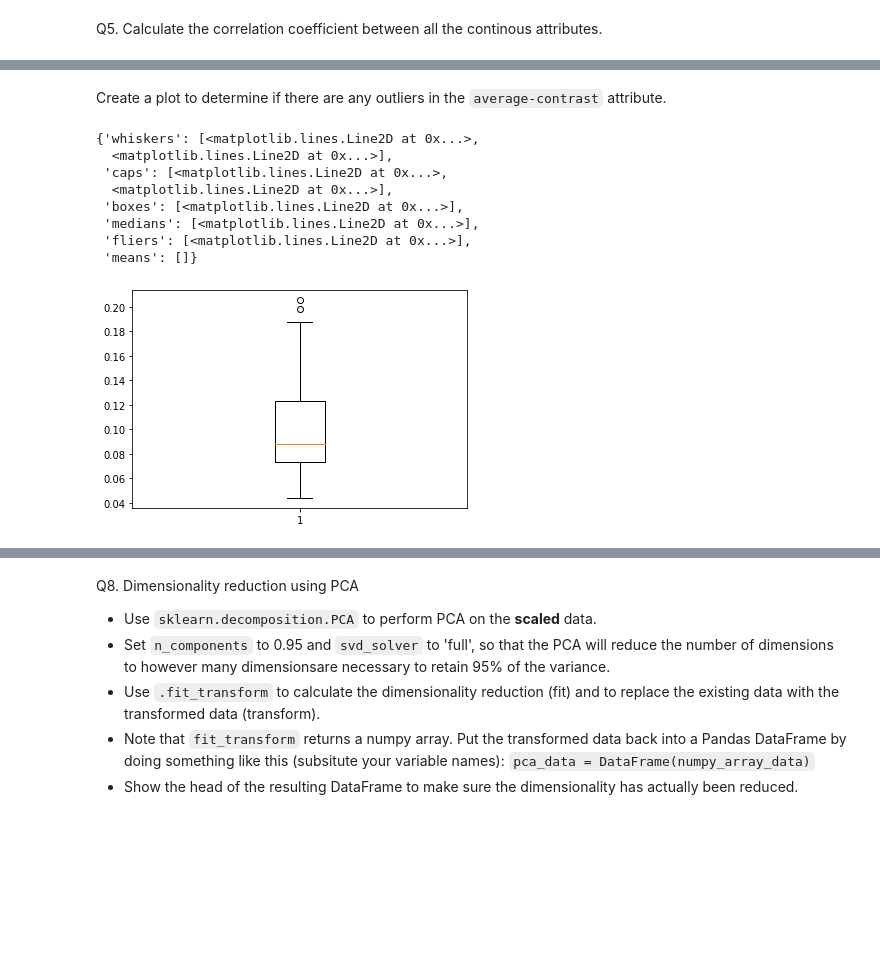
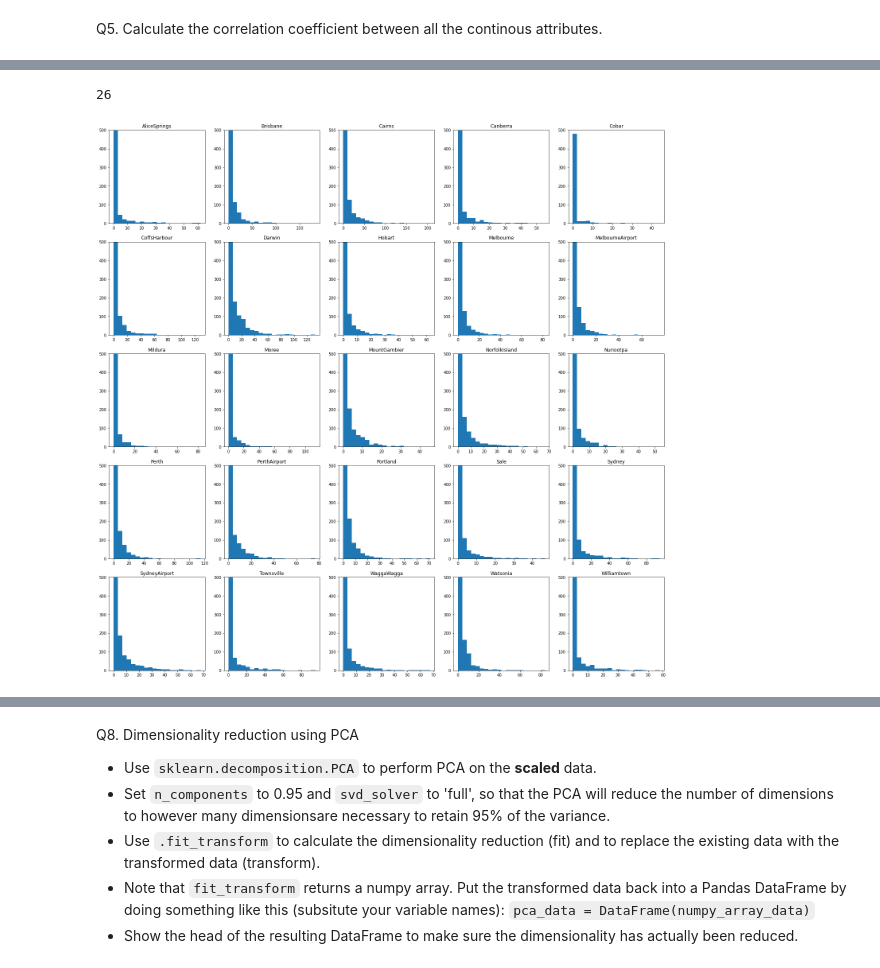
Before and after one commit to zile151/RainAUS, a Jupyter notebook: Data_Mining_Project.ipynb, the cells around one changed output, grey strips where cells are left out. Drawn from its saved outputs; the diff is of its cells as text; code cells hidden in the pictures; blank space fills up the shorter version.

```diff
--- a/Data_Mining_Project.ipynb
+++ b/Data_Mining_Project.ipynb
@@ -223,19 +222,20 @@ rain_data_complete[continuous].corr()
 | Pressure3pm | -0.137302 | -0.020632 | -0.383683 | -0.155484 | -0.252095 | -0.495577 | -0.451691 | -0.081791 | -0.103173 | ... |
 | Temp9am | 0.013713 | 0.289038 | 0.085520 | 0.053749 | 0.114043 | 0.906295 | 0.893387 | -0.109591 | -0.107885 | ... |
 | Temp3pm | -0.074627 | 0.486129 | -0.000382 | -0.018357 | -0.009436 | 0.727222 | 0.984841 | -0.281213 | -0.297230 | ... |
-# %% [markdown]
-Create a plot to determine if there are any outliers in the `average-contrast` attribute.
-# %%
-# your code goes here
-plt.boxplot(leaf_data['average-contrast'])
-# It seems like there are two outliers
-# %% [output]
-{'whiskers': [<matplotlib.lines.Line2D at 0x...>,
-  <matplotlib.lines.Line2D at 0x...>],
- 'caps': [<matplotlib.lines.Line2D at 0x...>,
-  <matplotlib.lines.Line2D at 0x...>],
- 'boxes': [<matplotlib.lines.Line2D at 0x...>],
- 'medians': [<matplotlib.lines.Line2D at 0x...>],
- 'fliers': [<matplotlib.lines.Line2D at 0x...>],
- 'means': []}
-[figure, removed]
+# %%
+labels = pd.unique(rain_data_complete["Location"])
+figs, axs = plt.subplots(5, 5, figsize=(25,25))
+groupLocation = rain_data_complete.groupby("Location")
+print(len(groupLocation))
+i = 0
+for name, group in groupLocation:
+    if i >= 25:
+        break
+    x = group["Rainfall"]
+    axs[i//5, i % 5].set_title(name)
+    axs[i//5, i % 5].hist(x, bins= 20)
+    axs[i//5, i % 5].set_ylim(0, 500)
+    i += 1
+# %% [output]
+26
+[figure, added]
```
Also changed, not shown: parts of 18 cells of this notebook.
